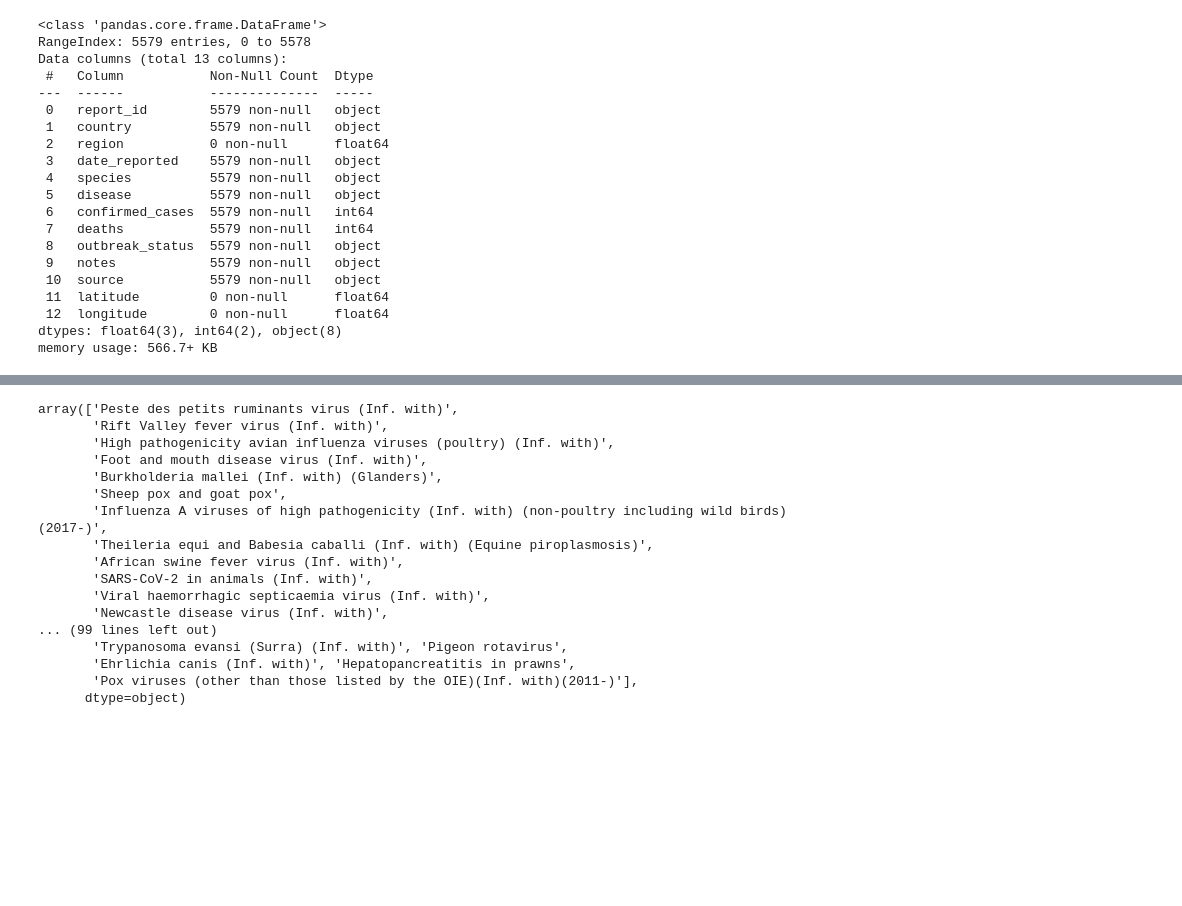
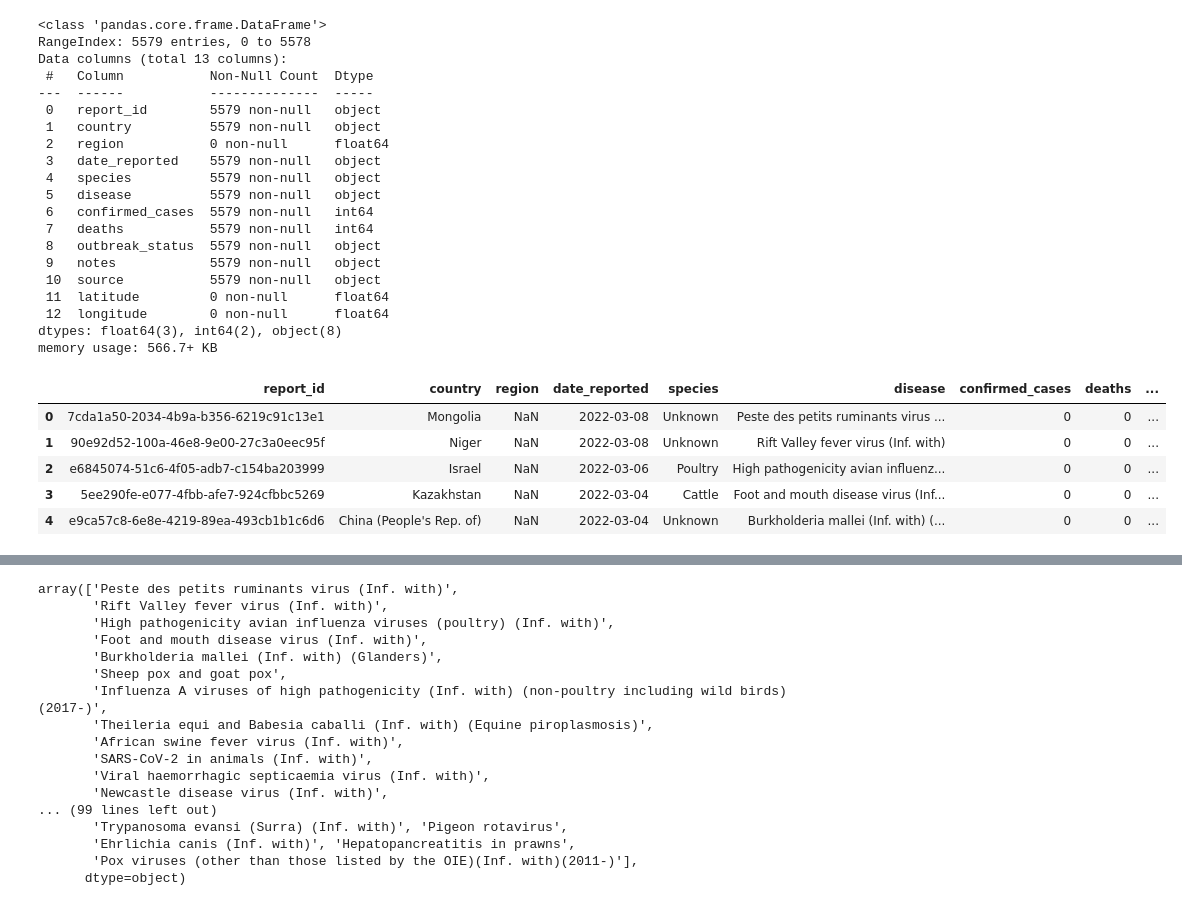
Before and after one commit to IfeoluwaRuth/EDA_Global_animal_health_incidents, a Jupyter notebook: EDA_Animal_health.ipynb, the cells around one changed output, grey strips where cells are left out. Cells and saved outputs as stored; diff of their text form; code cells hidden in the pictures; blank space fills up the shorter version.

```diff
--- a/EDA_Animal_health.ipynb
+++ b/EDA_Animal_health.ipynb
@@ -54,3 +54,12 @@ Data columns (total 13 columns):
  12  longitude        0 non-null      float64
 dtypes: float64(3), int64(2), object(8)
 memory usage: 566.7+ KB
+# %%
+df.head(5)
+# %% [output]
+|  | report_id | country | region | date_reported | species | disease | confirmed_cases | deaths | ... |
+| 0 | 7cda1a50-2034-4b9a-b356-6219c91c13e1 | Mongolia | NaN | 2022-03-08 | Unknown | Peste des petits ruminants virus ... | 0 | 0 | ... |
+| 1 | 90e92d52-100a-46e8-9e00-27c3a0eec95f | Niger | NaN | 2022-03-08 | Unknown | Rift Valley fever virus (Inf. with) | 0 | 0 | ... |
+| 2 | e6845074-51c6-4f05-adb7-c154ba203999 | Israel | NaN | 2022-03-06 | Poultry | High pathogenicity avian influenz... | 0 | 0 | ... |
+| 3 | 5ee290fe-e077-4fbb-afe7-924cfbbc5269 | Kazakhstan | NaN | 2022-03-04 | Cattle | Foot and mouth disease virus (Inf... | 0 | 0 | ... |
+| 4 | e9ca57c8-6e8e-4219-89ea-493cb1b1c6d6 | China (People's Rep. of) | NaN | 2022-03-04 | Unknown | Burkholderia mallei (Inf. with) (... | 0 | 0 | ... |
```
Also changed, not shown: parts of 6 cells of this notebook.
